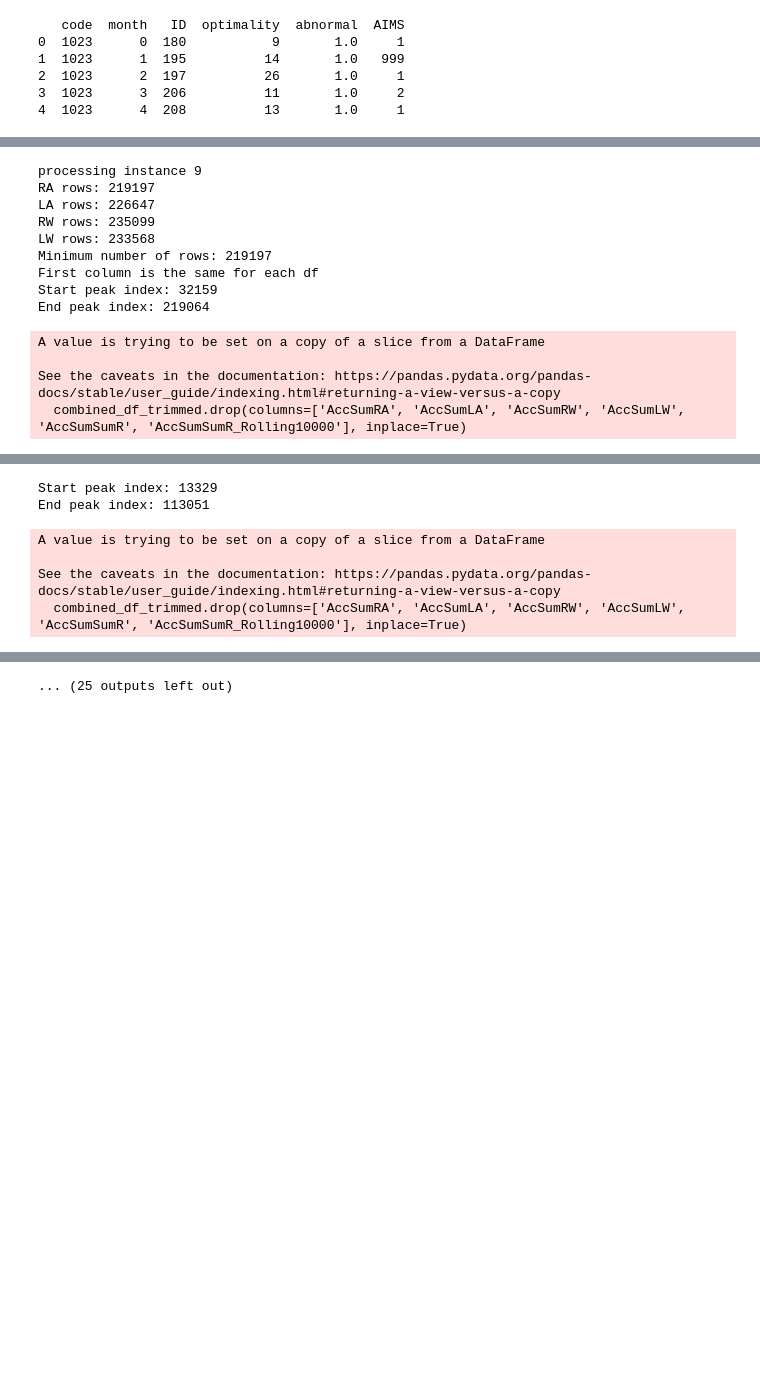
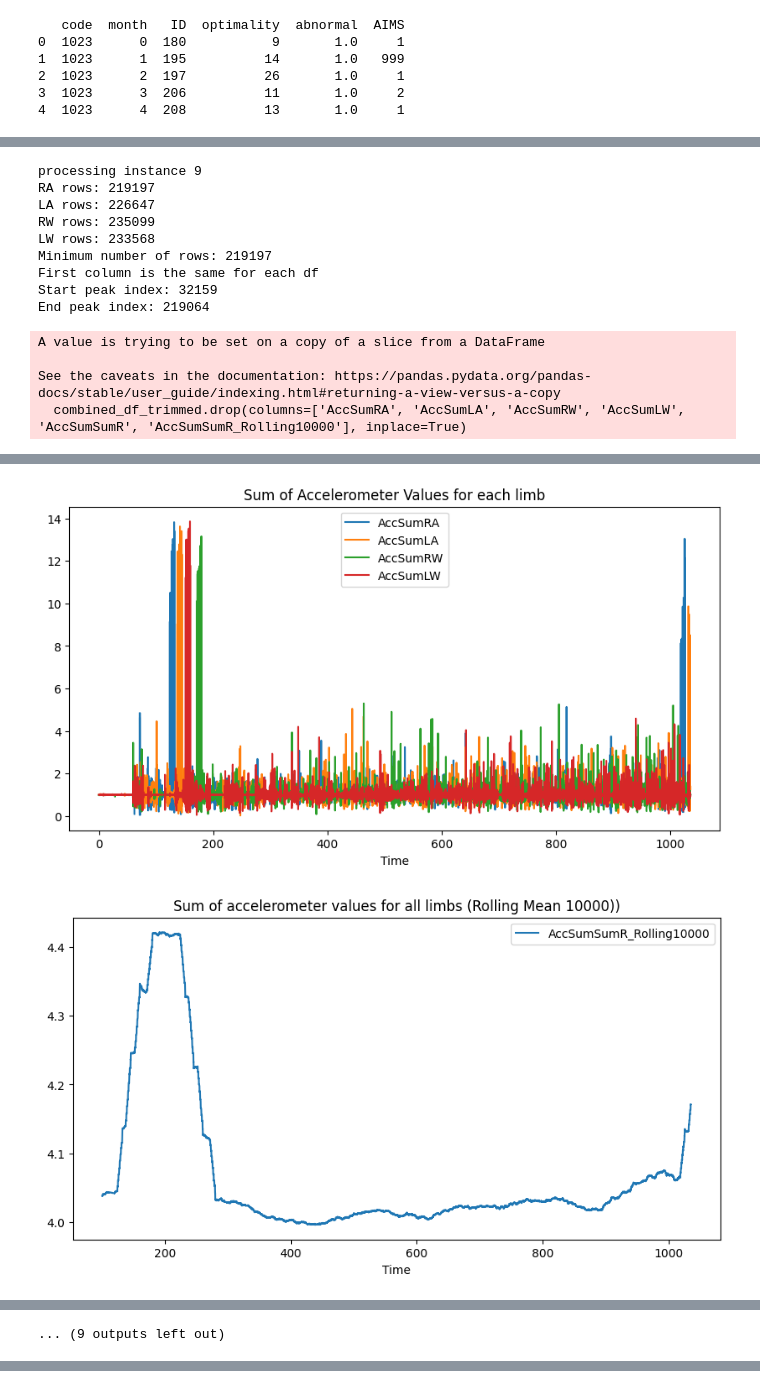
Before and after one commit to holly-hewitt/Abnormal-Infant-Movement-Detection, a Jupyter notebook: Code/Data exploration.ipynb, the cells around one changed output, grey strips where cells are left out. Cells and saved outputs as stored; diff of their text form; code cells hidden in the pictures; blank space fills up the shorter version.

Commit message:
DATA PREPROCESSING: Synced up limb data
Synced up limb data using marker created by clinician. Still need to work on the ending of the trials but synced the start of each trial.

```diff
--- a/Code/Data exploration.ipynb
+++ b/Code/Data exploration.ipynb
@@ -129,7 +147,7 @@ for index, row in label_df.iterrows():
 
         # Visualise the data
         # Make the plots bigger
-        plt.rcParams['figure.figsize'] = [20, 10]
+        plt.rcParams['figure.figsize'] = [10, 5]
 
         # plot the sum of the magnitude of accelerometer data for each axis
         combined_df['AccSumRA'] = np.sqrt(combined_df['AccXRA']**2 + combined_df['AccYRA']**2 + combined_df['AccZRA']**2)
@@ -148,68 +166,10 @@ for index, row in label_df.iterrows():
         combined_df['AccSumSumR'] = combined_df['AccSumRA'] + combined_df['AccSumRW']+ combined_df['AccSumLA'] + combined_df['AccSumLW']
         # Smooth the data
 
-        # Experiment with different rolling means: 100, 1000, 1500, 2000, 2500, 3000
-        '''
-        combined_df['AccSumSumR_Rolling100'] = combined_df['AccSumSumR'].rolling(100).mean()
-        combined_df.plot(x='Time', y=['AccSumSumR_Rolling100'], title='Sum of accelerometer values for all limbs (Rolling Mean 100))')
 
-        combined_df['AccSumSumR_Rolling1000'] = combined_df['AccSumSumR'].rolling(1000).mean()
-        combined_df.plot(x='Time', y=['AccSumSumR_Rolling1000'], title='Sum of accelerometer values for all limbs (Rolling Mean 1000))')
-
-        combined_df['AccSumSumR_Rolling1500'] = combined_df['AccSumSumR'].rolling(1500).mean()
-        combined_df.plot(x='Time', y=['AccSumSumR_Rolling1500'], title='Sum of accelerometer values for all limbs (Rolling Mean 1500))')
-
-        combined_df['AccSumSumR_Rolling2000'] = combined_df['AccSumSumR'].rolling(2000).mean()
-        combined_df.plot(x='Time', y=['AccSumSumR_Rolling2000'], title='Sum of accelerometer values for all limbs (Rolling Mean 2000))')
-
-        combined_df['AccSumSumR_Rolling2500'] = combined_df['AccSumSumR'].rolling(2500).mean()
-        combined_df.plot(x='Time', y=['AccSumSumR_Rolling2500'], title='Sum of accelerometer values for all limbs (Rolling Mean 2500))')
-
-        combined_df['AccSumSumR_Rolling3000'] = combined_df['AccSumSumR'].rolling(3000).mean()
-        combined_df.plot(x='Time', y=['AccSumSumR_Rolling3000'], title='Sum of accelerometer values for all limbs (Rolling Mean 3000))')
-
-        combined_df['AccSumSumR_Rolling4000'] = combined_df['AccSumSumR'].rolling(4000).mean()
-        combined_df.plot(x='Time', y=['AccSumSumR_Rolling4000'], title='Sum of accelerometer values for all limbs (Rolling Mean 4000))')
-
-        combined_df['AccSumSumR_Rolling5000'] = combined_df['AccSumSumR'].rolling(5000).mean()
-        combined_df.plot(x='Time', y=['AccSumSumR_Rolling5000'], title='Sum of accelerometer values for all limbs (Rolling Mean 5000))')
-
-        combined_df['AccSumSumR_Rolling6000'] = combined_df['AccSumSumR'].rolling(6000).mean()
-        combined_df.plot(x='Time', y=['AccSumSumR_Rolling6000'], title='Sum of accelerometer values for all limbs (Rolling Mean 6000))')
-
-        '''
 
         combined_df['AccSumSumR_Rolling10000'] = combined_df['AccSumSumR'].rolling(10000).mean()
         combined_df.plot(x='Time', y=['AccSumSumR_Rolling10000'], title='Sum of accelerometer values for all limbs (Rolling Mean 10000))')
-
-        '''
-
-        combined_df['AccSumSumR_Rolling15000'] = combined_df['AccSumSumR'].rolling(15000).mean()
-        combined_df.plot(x='Time', y=['AccSumSumR_Rolling15000'], title='Sum of accelerometer values for all limbs (Rolling Mean 15000))')
-
-        combined_df['AccSumSumR_Rolling20000'] = combined_df['AccSumSumR'].rolling(20000).mean()
-        combined_df.plot(x='Time', y=['AccSumSumR_Rolling20000'], title='Sum of accelerometer values for all limbs (Rolling Mean 20000))')
-        '''
-
-
-        '''
-        combined_df.plot(x='Time', y=['AccXLA', 'AccYLA', 'AccZLA'])
-        combined_df.plot(x='Time', y=['AccXRW', 'AccYRW', 'AccZRW'])
-        combined_df.plot(x='Time', y=['AccXLW', 'AccYLW', 'AccZLW'])
-
-        # Plot gyroscope data
-        combined_df.plot(x='Time', y=['GyrXRA', 'GyrYRA', 'GyrZRA'])
-        combined_df.plot(x='Time', y=['GyrXLA', 'GyrYLA', 'GyrZLA'])
-        combined_df.plot(x='Time', y=['GyrXRW', 'GyrYRW', 'GyrZRW'])
-        combined_df.plot(x='Time', y=['GyrXLW', 'GyrYLW', 'GyrZLW'])
-
-        # Plot magnetometer data
-        combined_df.plot(x='Time', y=['MagXRA', 'MagYRA', 'MagZRA'])
-        combined_df.plot(x='Time', y=['MagXLA', 'MagYLA', 'MagZLA'])
-        combined_df.plot(x='Time', y=['MagXRW', 'MagYRW', 'MagZRW'])
-        combined_df.plot(x='Time', y=['MagXLW', 'MagYLW', 'MagZLW'])
-
-        '''
 
 
         # Each trial needs trimmed. The trials are trimmed by starting from after the peak at the start, and before the peak at the end (if any)
@@ -231,13 +191,15 @@ for index, row in label_df.iterrows():
 
         # Trim the trial
         combined_df_trimmed = combined_df.iloc[start_peak_index:end_peak_index-10000]
-        combined_df_trimmed.plot(x='Time', y=['AccSumSumR_Rolling10000'], title='Sum of accelerometer values for all limbs (Rolling Mean 3000))')
+        #combined_df_trimmed.plot(x='Time', y=['AccSumSumR_Rolling10000'], title='Sum of accelerometer values for all limbs (Rolling Mean 3000))')
 
-        combined_df_trimmed.plot(x='Time', y=['AccXRA', 'AccYRA', 'AccZRA'], title = 'Trimmed accelerometer data for RA')
+        #combined_df_trimmed.plot(x='Time', y=['AccXRA', 'AccYRA', 'AccZRA'], title = 'Trimmed accelerometer data for RA')
         combined_df_trimmed.plot(x='Time', y=['AccSumRA', 'AccSumLA', 'AccSumRW', 'AccSumLW'], title='Sum of Accelerometer Values for each limb (Data trimmed)')
 
         # Drop sum columns from df
         #combined_df_trimmed.drop('AccSumRA','AccSumLA', 'AccSumRW', 'AccSumLW', 'AccSumSumR', 'AccSumSumR_Rolling10000')
+
+
 
         combined_df_trimmed.drop(columns=['AccSumRA', 'AccSumLA', 'AccSumRW', 'AccSumLW', 'AccSumSumR', 'AccSumSumR_Rolling10000'], inplace=True)
 
@@ -264,7 +226,7 @@ for index, row in label_df.iterrows():
         print("File not found for instance", index)
 
 
-    if index>10:
+    if index>8:
         break
 
 print(sensorX[0])
@@ -346,0 +314,2 @@ First column is the same for each df
+[figure, added]
+[figure, added]
@@ -347,6 +317 @@ First column is the same for each df
-Start peak index: 13329
-End peak index: 113051
+... (9 outputs left out)
-A value is trying to be set on a copy of a slice from a DataFrame
-
-See the caveats in the documentation: https://pandas.pydata.org/pandas-docs/stable/user_guide/indexing.html#returning-a-view-versus-a-copy
-  combined_df_trimmed.drop(columns=['AccSumRA', 'AccSumLA', 'AccSumRW', 'AccSumLW', 'AccSumSumR', 'AccSumSumR_Rolling10000'], inplace=True)
@@ -370 +317,0 @@ File not found for instance 11
-... (25 outputs left out)
```
Also changed, not shown: parts of 6 cells of this notebook.
